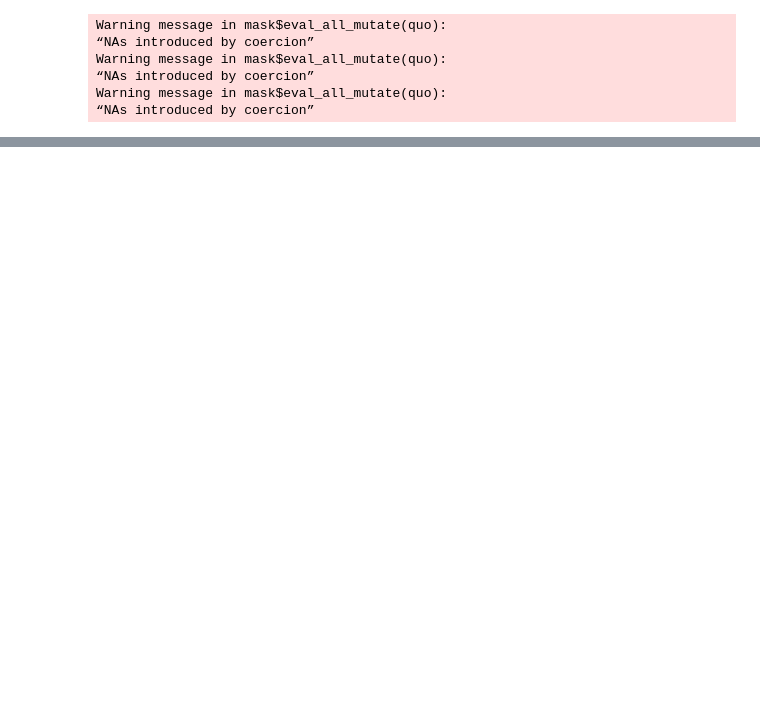
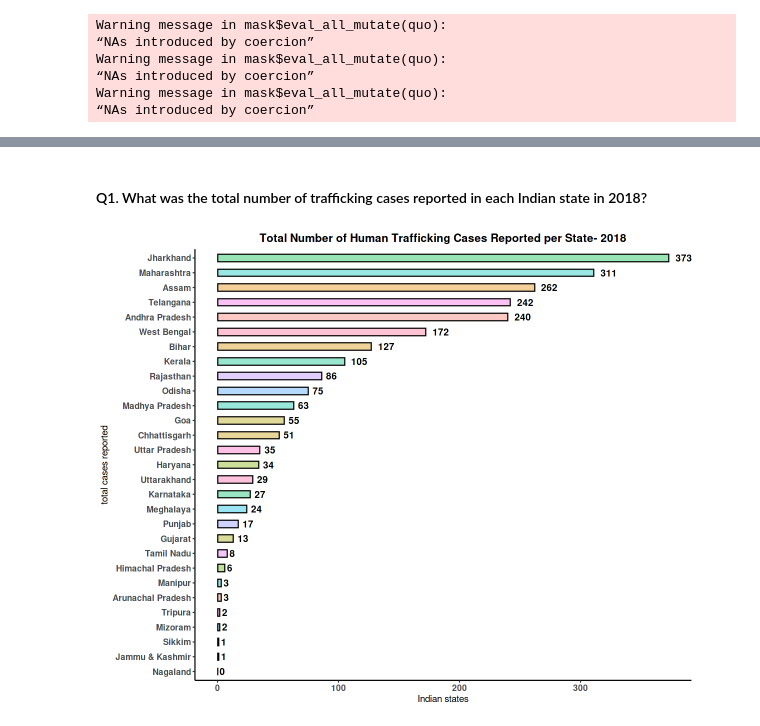
Before and after one commit to Cshefali/Human-Trafficking-India-Analysis, a Jupyter notebook: india-human-trafficking-analysis-2018-2020.ipynb, the cells around one changed output, grey strips where cells are left out. Saved outputs shown, nothing was run; the diff lists cells and outputs as text; code cells hidden in the pictures; blank space fills up the shorter version.

Commit message:
Kaggle Notebook | India: Human Trafficking Analysis (2018-2020) | Version 3

```diff
--- a/india-human-trafficking-analysis-2018-2020.ipynb
+++ b/india-human-trafficking-analysis-2018-2020.ipynb
@@ -310,0 +307,22 @@ And if the rate is NA, it means that:
+# %%
+kaggle_plotsize <- function(width, height) {
+                    options(repr.plot.width = width, repr.plot.height = height)
+                    }
+# %% [markdown]
+#### Q1. What was the total number of trafficking cases reported in each Indian state in 2018?
+# %%
+#number of cases reported per Indian State
+kaggle_plotsize(10,8)
+states_data_18 %>%
+filter(region_type=="state") %>%
+ggplot(aes(x=reorder(states_ut,cases_reported),y=cases_reported,fill=states_ut)) +
+geom_bar(stat="identity",width=0.5,color="black",alpha=0.4) +
+geom_text(aes(label=cases_reported),color="black",stat="identity",hjust=-0.4,fontface="bold") +
+theme_classic() +
+theme(axis.text = element_text(face="bold",size=10),legend.position="none",
+     plot.title=element_text(face="bold",hjust=0.5)) +
+labs(x="total cases reported", y="Indian states",
+     title="Total Number of Human Trafficking Cases Reported per State- 2018") +
+coord_flip()
+# %% [output]
+[figure, added]
```
Also changed, not shown: parts of 24 cells of this notebook.
